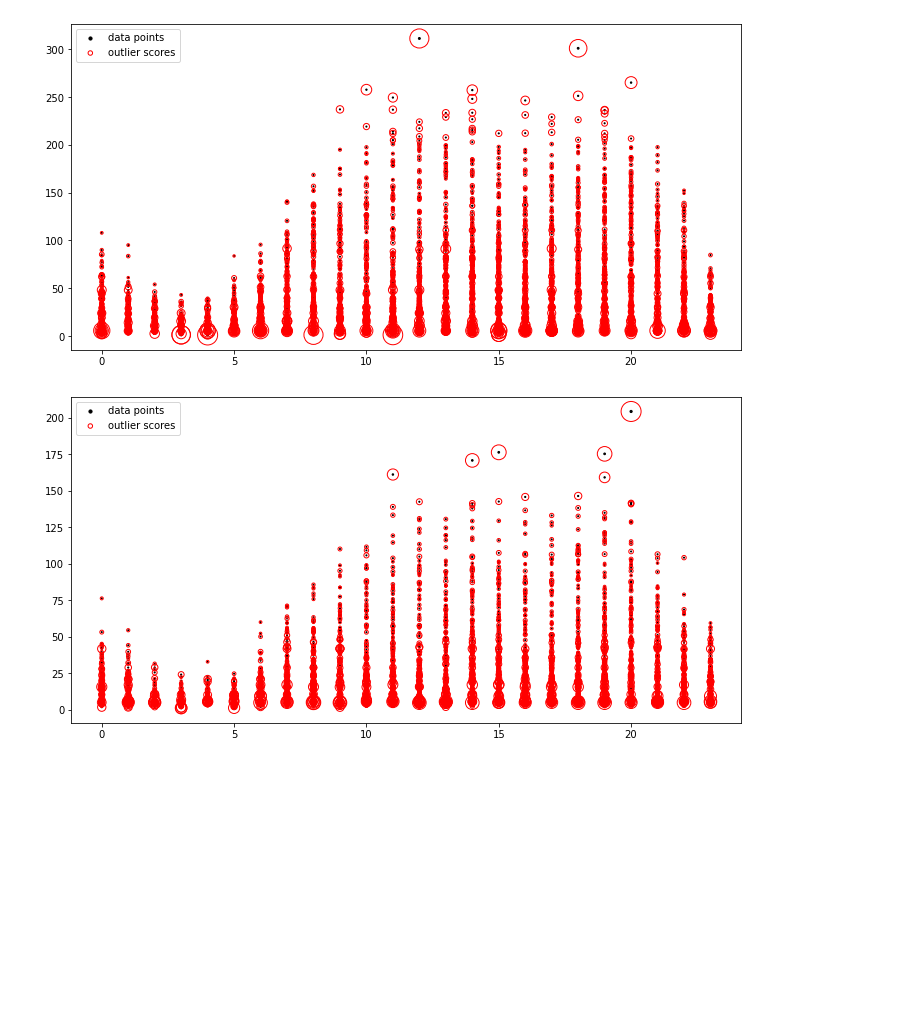
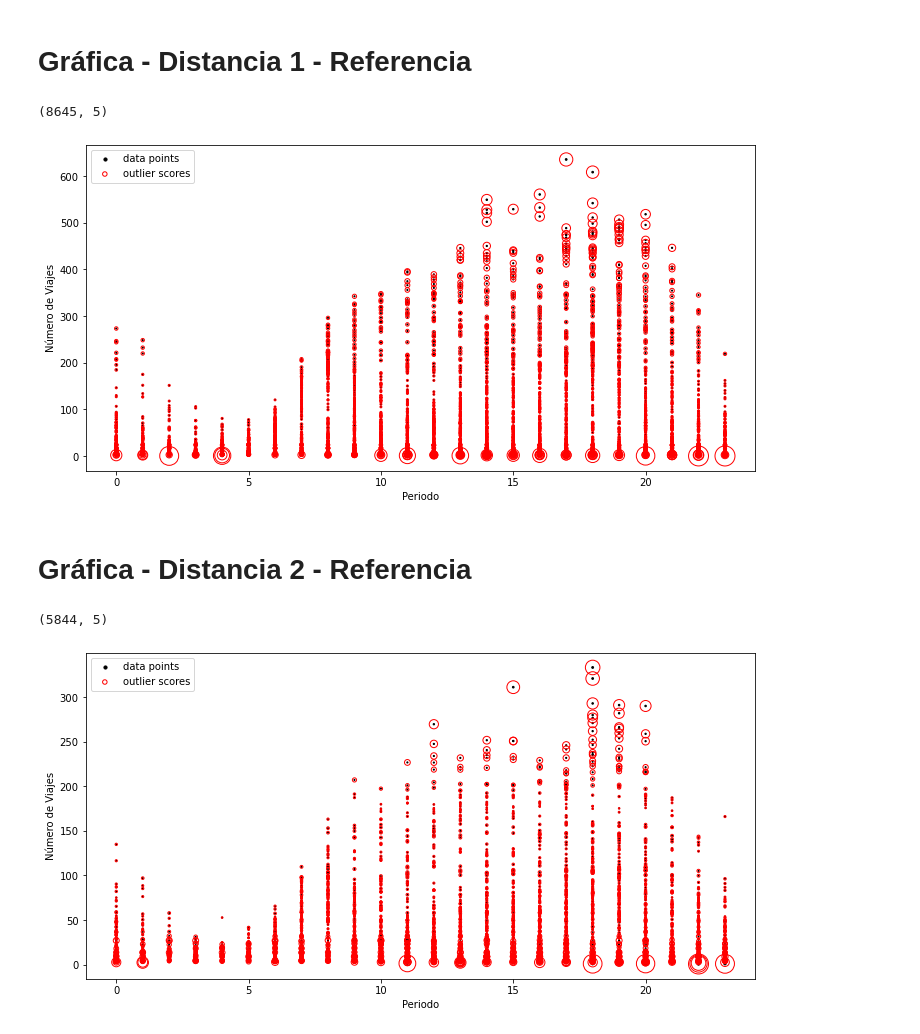
Before and after one commit to Jhonvalencia77/11avo_avance, a Jupyter notebook: Valores_atipicos_2.ipynb, the cells around one changed output. Drawn from its saved outputs; the diff is of its cells as text; code cells hidden in the pictures; blank space fills up the shorter version.

```diff
--- a/Valores_atipicos_2.ipynb
+++ b/Valores_atipicos_2.ipynb
@@ -72,6 +68,8 @@ plt.show()
 # %%
-basepath = "/home/jonathan/tesis/11avo_avance/trayectoNnormalidad.csv"
+basepath = "/home/jonathan/tesis/11avo_avance/trayectoFeb_Jul.csv"
 data = pd.read_csv(basepath, dtype={"fecha": str,
                                     "origen": str,
                                     "destino": str}, sep=',')
 data = data[['fecha','origen','destino','periodo','distancia','viajes']]
+
+data.shape
@@ -86,44 +167,66 @@ df_dist2 = df_dist2.set_index('periodo')
+# %% [markdown]
+# Gráfica - Distancia 1 - Referencia
 # %%
 # Calculo normalizado
-clf = LocalOutlierFactor(n_neighbors=30)
-normalized_df = (df_dist1-df_dist1.mean())/df_dist1.std() # Se hace resta del valor y la media de la columna para después dividir por la desviación estandar
+print(df_ref_dist1.shape)
+clf = LocalOutlierFactor(n_neighbors=300)
+
+mean_viajes = df_ref_dist1['viajes'].mean()
+std_viajes = df_ref_dist1['viajes'].std()
+df_ref_dist1['viajes_normalizado'] = (df_ref_dist1['viajes'] - mean_viajes) / std_viajes
+normalized_df = df_ref_dist1[['viajes_normalizado']]
+# normalized_df = (df_ref_dist1-df_ref_dist1.mean())/df_ref_dist1.std() # Se hace resta del valor y la media de la columna para después dividir por la desviación estandar
 
 clf.fit_predict(normalized_df)    #Calculamos la distancia entre los puntos
-results = clf.negative_outlier_factor_
-df_dist1['LOF'] = results.tolist()  #Agregamos columna lof
+results = clf.negative_outlier_factor_ #Cuanto menor sea el negative_outlier_factor_, más probable es que el punto sea un valor atípico
+df_ref_dist1['LOF'] = results.tolist()  #Agregamos columna lof
 
-df_dist1.query('LOF < -1.5') # No hace nada porque no lo guardamos en una variable
+df_ref_dist1.query('LOF < -1.5') # No hace nada porque no lo guardamos en una variable
 
 
 plt.figure(figsize=(12, 6))
-plt.scatter(df_dist1.index,df_dist1['viajes'], c='black', s=df_dist1.LOF * -1, label='data points')
+plt.scatter(df_ref_dist1.index,df_ref_dist1['viajes'], c='black', s=df_ref_dist1.LOF * -1, label='data points')
 radius = (results.max() - results) / (results.max() - results.min())
-plt.scatter(df_dist1.index,df_dist1['viajes'], s=400 * radius, edgecolors ='r', facecolors='none', label='outlier scores')
+plt.scatter(df_ref_dist1.index,df_ref_dist1['viajes'], s=400 * radius, edgecolors ='r', facecolors='none', label='outlier scores')
+plt.xlabel('Periodo')
+plt.ylabel('Número de Viajes')
 legend = plt.legend(loc='upper left')
 legend.legendHandles[0]._sizes = [10]
 legend.legendHandles[1]._sizes = [20]
 plt.show()
 # %% [output]
+(8645, 5)
-[figure, old version]
+[figure, new version]
+# %% [markdown]
+# Gráfica - Distancia 2 - Referencia
 # %%
 # Calculo normalizado
-clf = LocalOutlierFactor(n_neighbors=30)
-normalized_df = (df_dist2-df_dist2.mean())/df_dist2.std() # Se hace resta del valor y la media de la columna para después dividir por la desviación estandar
+print(df_ref_dist2.shape)
+clf = LocalOutlierFactor(n_neighbors=100)
+
+mean_viajes = df_ref_dist2['viajes'].mean()
+std_viajes = df_ref_dist2['viajes'].std()
+df_ref_dist2['viajes_normalizado'] = (df_ref_dist2['viajes'] - mean_viajes) / std_viajes
+normalized_df = df_ref_dist2[['viajes_normalizado']]
+# normalized_df = (df_ref_dist2-df_ref_dist2.mean())/df_ref_dist2.std() # Se hace resta del valor y la media de la columna para después dividir por la desviación estandar
 
 clf.fit_predict(normalized_df)    #Calculamos la distancia entre los puntos
-results = clf.negative_outlier_factor_
-df_dist2['LOF'] = results.tolist()  #Agregamos columna lof
+results = clf.negative_outlier_factor_  #Cuanto menor sea el negative_outlier_factor_, más probable es que el punto sea un valor atípico
+df_ref_dist2['LOF'] = results.tolist()  #Agregamos columna lof
 
-df_dist2.query('LOF < -1.5') # No hace nada porque no lo guardamos en una variable
+df_ref_dist2.query('LOF < -1.5') # No hace nada porque no lo guardamos en una variable
 
 
 plt.figure(figsize=(12, 6))
-plt.scatter(df_dist2.index,df_dist2['viajes'], c='black', s=df_dist2.LOF * -1, label='data points')
+plt.scatter(df_ref_dist2.index,df_ref_dist2['viajes'], c='black', s=df_ref_dist2.LOF * -1, label='data points')
 radius = (results.max() - results) / (results.max() - results.min())
-plt.scatter(df_dist2.index,df_dist2['viajes'], s=400 * radius, edgecolors ='r', facecolors='none', label='outlier scores')
+plt.scatter(df_ref_dist2.index,df_ref_dist2['viajes'], s=400 * radius, edgecolors ='r', facecolors='none', label='outlier scores')
+plt.xlabel('Periodo')
+plt.ylabel('Número de Viajes')
 legend = plt.legend(loc='upper left')
 legend.legendHandles[0]._sizes = [10]
 legend.legendHandles[1]._sizes = [20]
 plt.show()
 # %% [output]
+(5844, 5)
-[figure, old version]
+[figure, new version]
```
Also changed, not shown: parts of 38 cells of this notebook.
